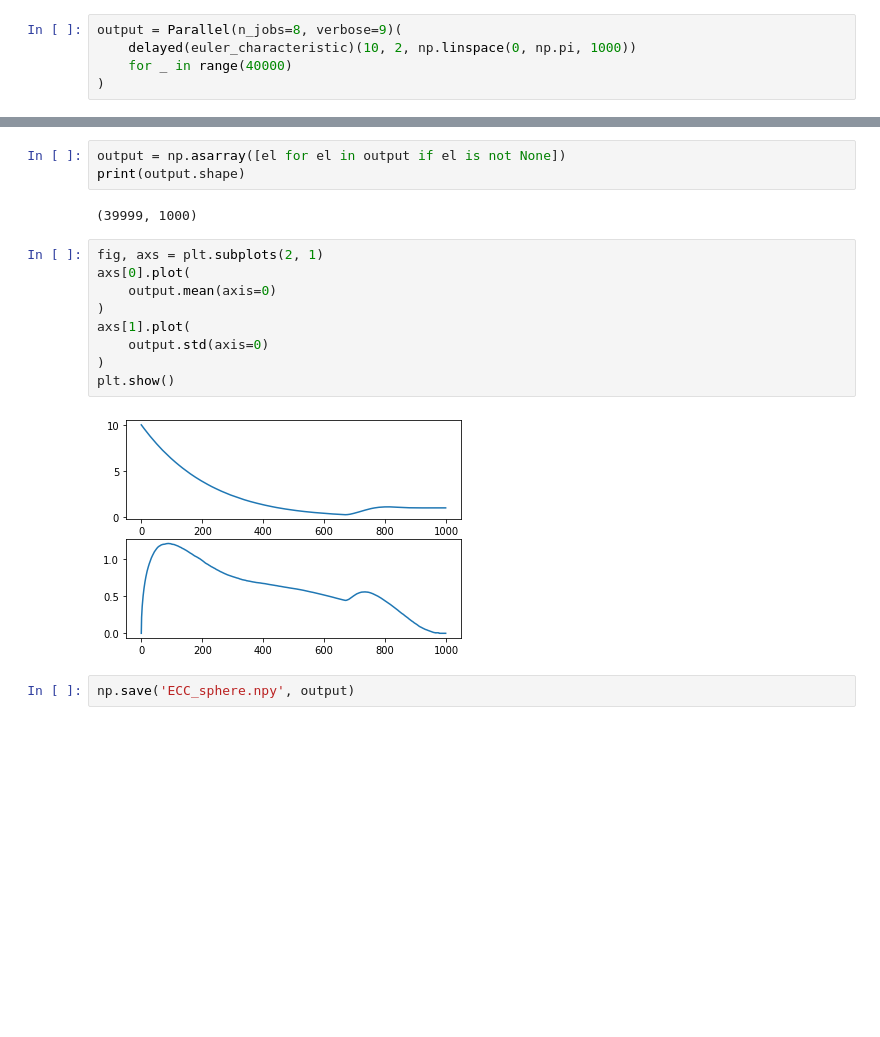
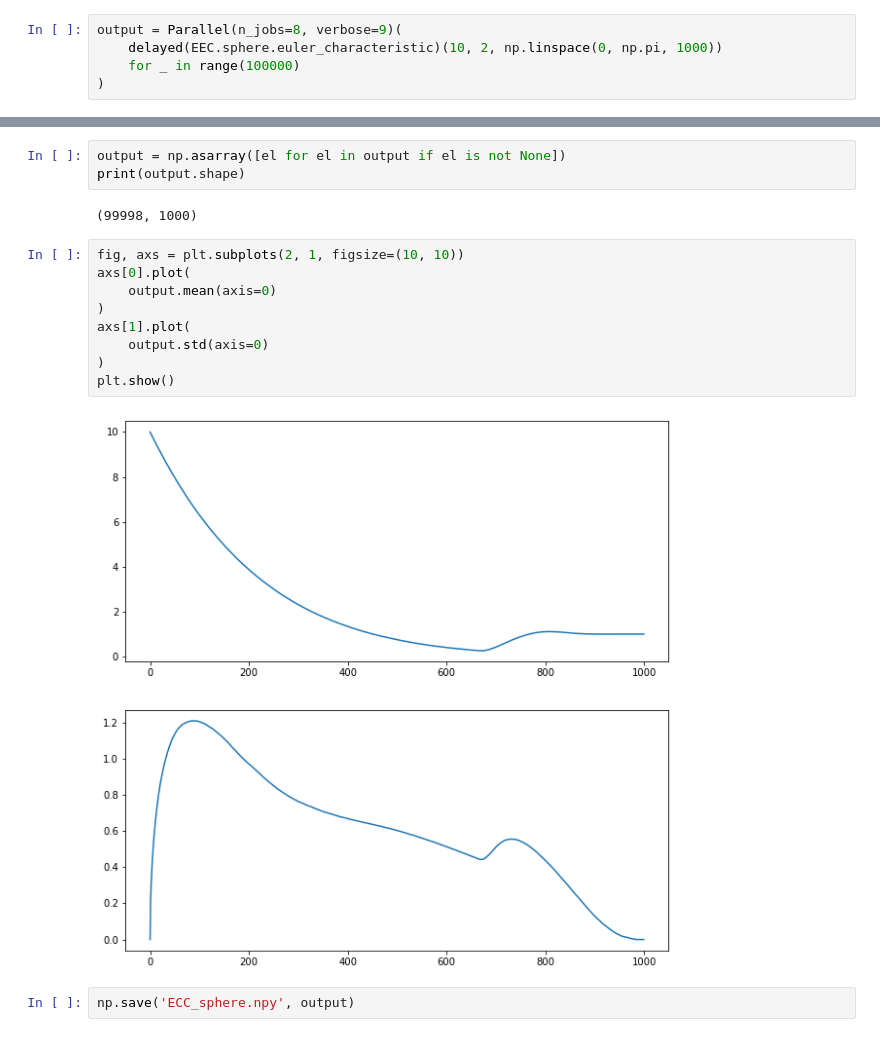
Before and after one commit to TJPaik/misc, a Jupyter notebook: EEC_example.ipynb, the cells around one changed output, grey strips where cells are left out. Drawn from its saved outputs; the diff is of its cells as text; blank space fills up the shorter version.

```diff
--- a/EEC_example.ipynb
+++ b/EEC_example.ipynb
@@ -7,7 +7,7 @@ from Expectation_EulerCharacteristic.sphere import euler_characteristic
 # %%
 output = Parallel(n_jobs=8, verbose=9)(
-    delayed(euler_characteristic)(10, 2, np.linspace(0, np.pi, 1000))
-    for _ in range(40000)
+    delayed(EEC.sphere.euler_characteristic)(10, 2, np.linspace(0, np.pi, 1000))
+    for _ in range(100000)
 )
 # %% [output]
 [Parallel(n_jobs=8)]: Using backend LokyBackend with 8 concurrent workers.
@@ -30,17 +31,17 @@ None
 output = np.asarray([el for el in output if el is not None])
 print(output.shape)
 # %% [output]
-(39999, 1000)
+(99998, 1000)
 # %%
-fig, axs = plt.subplots(2, 1)
+fig, axs = plt.subplots(2, 1, figsize=(10, 10))
 axs[0].plot(
     output.mean(axis=0)
 )
 axs[1].plot(
     output.std(axis=0)
 )
 plt.show()
 # %% [output]
-[figure, old version]
+[figure, new version]
 # %%
 np.save('ECC_sphere.npy', output)
```
Also changed, not shown: parts of 6 cells of this notebook, 2 other files.
